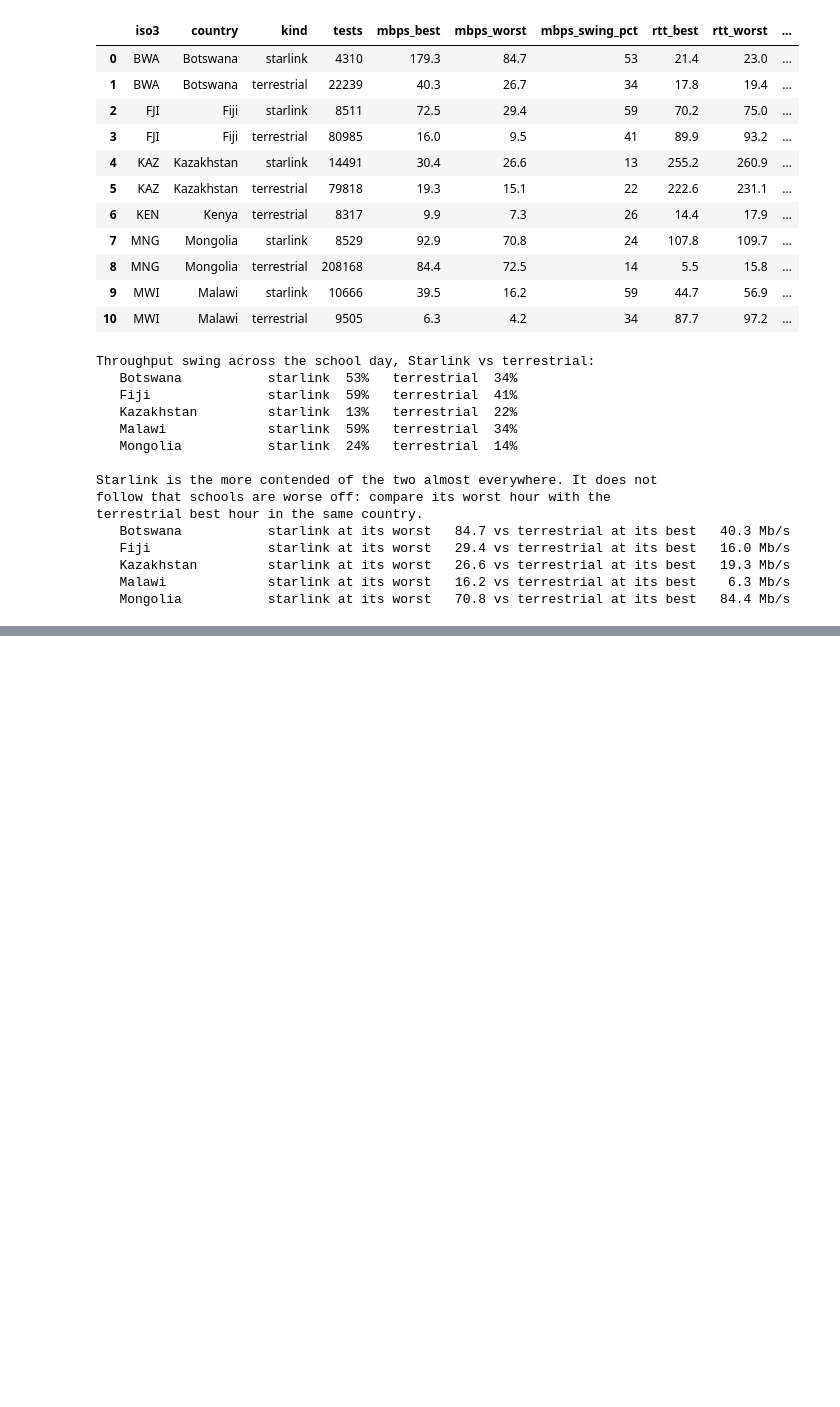
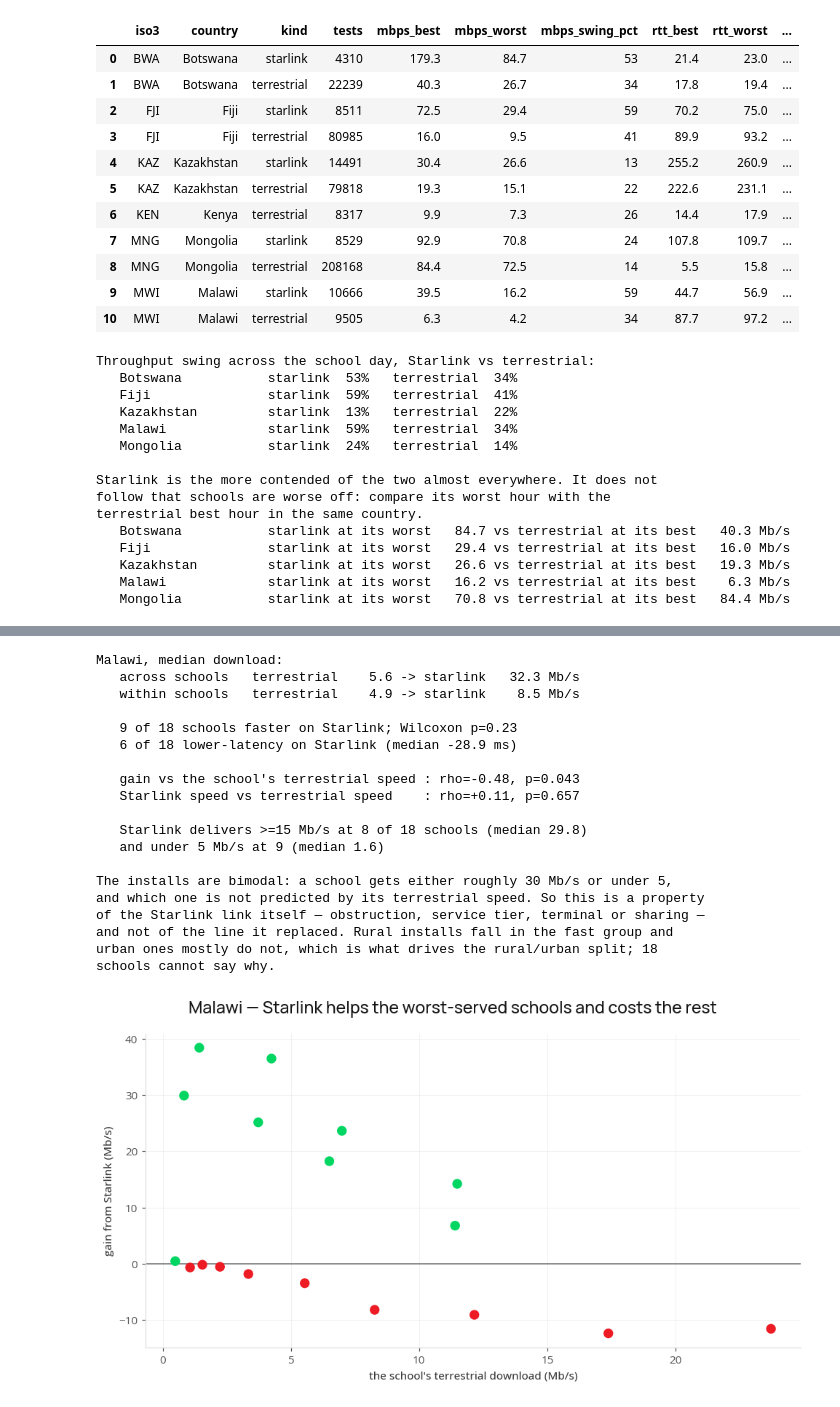
Before and after one commit to mabravoreyes/gigameter-explorer, a Jupyter notebook: starlink_09.ipynb, the cells around one changed output, grey strips where cells are left out. Cells and saved outputs as stored; diff of their text form; code cells hidden in the pictures; blank space fills up the shorter version.

```diff
--- a/starlink_09.ipynb
+++ b/starlink_09.ipynb
@@ -404,0 +372,15 @@ country, not a general property.
+# %%
+# =============================================================================
+# Q5 — WITHIN-SCHOOL COMPARISON (MALAWI)
+# =============================================================================
+try:
+    within = within_school_comparison('MWI', min_tests=20)
+    display(within[['school_name', 'school_area_type', 'tests_terr', 'tests_star',
+                    'median_mbps_terr', 'median_mbps_star', 'mbps_gain',
+                    'median_rtt_terr', 'median_rtt_star']].round(2))
+    verdict = within_school_verdict(within)
+    for _k, _v in verdict.items():
+        print(f"   {_k:34s} {_v}")
+except Exception as _e:
+    within = None
+    print(f"Needs Trino ({type(_e).__name__}: {_e})")
@@ -404,0 +414,64 @@ country, not a general property.
+# %%
+# =============================================================================
+# Q5b — THE CROSS-SECTIONAL GAP AGAINST THE WITHIN-SCHOOL ONE
+# =============================================================================
+if within is not None and len(within):
+    _cross = routing[routing['country'].str.startswith('Malawi')].set_index('kind')
+    print("Malawi, median download:")
+    print(f"   across schools   terrestrial {_cross.loc['terrestrial','median_mbps']:>6.1f} "
+          f"-> starlink {_cross.loc['starlink','median_mbps']:>6.1f} Mb/s")
+    print(f"   within schools   terrestrial {verdict['median_mbps_terrestrial']:>6.1f} "
+          f"-> starlink {verdict['median_mbps_starlink']:>6.1f} Mb/s")
+    print(f"\n   {verdict['schools_faster_on_starlink']} of {verdict['schools']} schools "
+          f"faster on Starlink; Wilcoxon p={verdict['wilcoxon_p_mbps']:.2f}")
+    print(f"   {verdict['schools_lower_latency_on_starlink']} of {verdict['schools']} "
+          f"lower-latency on Starlink (median {verdict['median_rtt_gain_ms']:+.1f} ms)")
+
+    from scipy import stats as _st
+    _rho_gain, _p_gain = _st.spearmanr(within['median_mbps_terr'], within['mbps_gain'])
+    _rho_abs, _p_abs = _st.spearmanr(within['median_mbps_terr'], within['median_mbps_star'])
+    print(f"\n   gain vs the school's terrestrial speed : rho={_rho_gain:+.2f}, p={_p_gain:.3f}")
+    print(f"   Starlink speed vs terrestrial speed    : rho={_rho_abs:+.2f}, p={_p_abs:.3f}")
+
+    _fast = within[within['median_mbps_star'] >= 15]
+    _slow = within[within['median_mbps_star'] < 15]
+    print(f"\n   Starlink delivers >=15 Mb/s at {len(_fast)} of {len(within)} schools "
+          f"(median {_fast['median_mbps_star'].median():.1f})")
+    print(f"   and under 5 Mb/s at {int((within['median_mbps_star'] < 5).sum())} "
+          f"(median {_slow['median_mbps_star'].median():.1f})")
+    print("\nThe installs are bimodal: a school gets either roughly 30 Mb/s or under 5,")
+    print("and which one is not predicted by its terrestrial speed. So this is a property")
+    print("of the Starlink link itself — obstruction, service tier, terminal or sharing —")
+    print("and not of the line it replaced. Rural installs fall in the fast group and")
+    print("urban ones mostly do not, which is what drives the rural/urban split; 18")
+    print("schools cannot say why.")
+
+    fig, ax = plt.subplots(figsize=(9, 5))
+    _c = [GIGA_GOOD if g > 0 else GIGA_BAD for g in within['mbps_gain']]
+    ax.scatter(within['median_mbps_terr'], within['mbps_gain'], s=60, color=_c, zorder=3)
+    ax.axhline(0, color=GIGA_GREY[600], linewidth=1)
+    ax.set_xlabel("the school's terrestrial download (Mb/s)")
+    ax.set_ylabel('gain from Starlink (Mb/s)')
+    fig.suptitle('Malawi — Starlink helps the worst-served schools and costs the rest')
+    plt.tight_layout(); plt.show()
+# %% [output]
+Malawi, median download:
+   across schools   terrestrial    5.6 -> starlink   32.3 Mb/s
+   within schools   terrestrial    4.9 -> starlink    8.5 Mb/s
+
+   9 of 18 schools faster on Starlink; Wilcoxon p=0.23
+   6 of 18 lower-latency on Starlink (median -28.9 ms)
+
+   gain vs the school's terrestrial speed : rho=-0.48, p=0.043
+   Starlink speed vs terrestrial speed    : rho=+0.11, p=0.657
+
+   Starlink delivers >=15 Mb/s at 8 of 18 schools (median 29.8)
+   and under 5 Mb/s at 9 (median 1.6)
+
+The installs are bimodal: a school gets either roughly 30 Mb/s or under 5,
+and which one is not predicted by its terrestrial speed. So this is a property
+of the Starlink link itself — obstruction, service tier, terminal or sharing —
+and not of the line it replaced. Rural installs fall in the fast group and
+urban ones mostly do not, which is what drives the rural/urban split; 18
+schools cannot say why.
+[figure, added]
```
Also changed, not shown: parts of 10 cells of this notebook, 2 other files.
